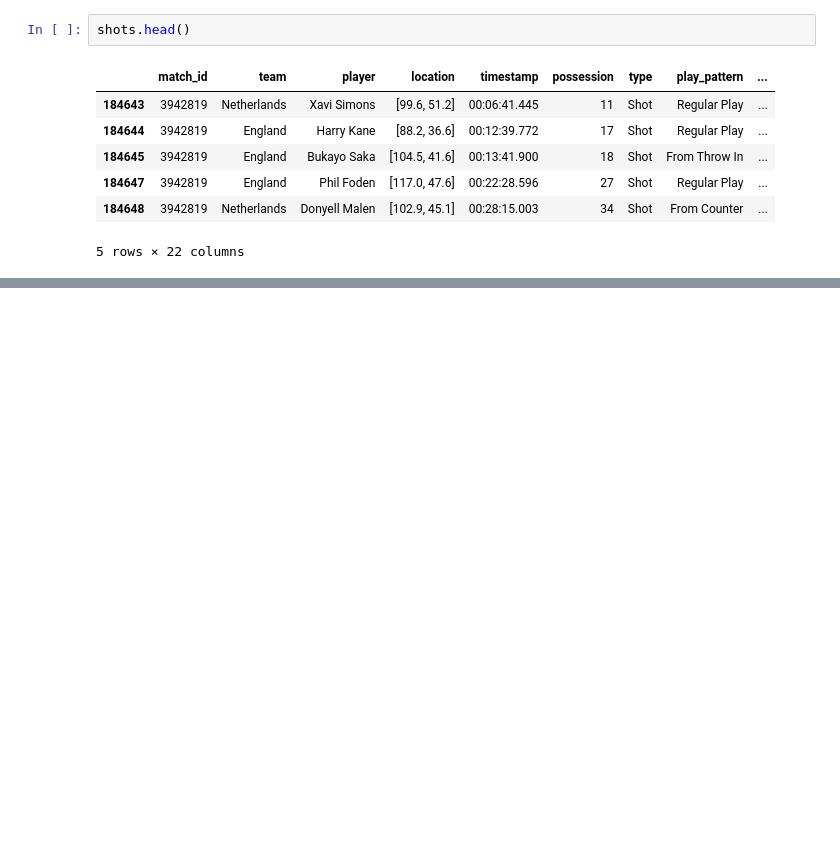
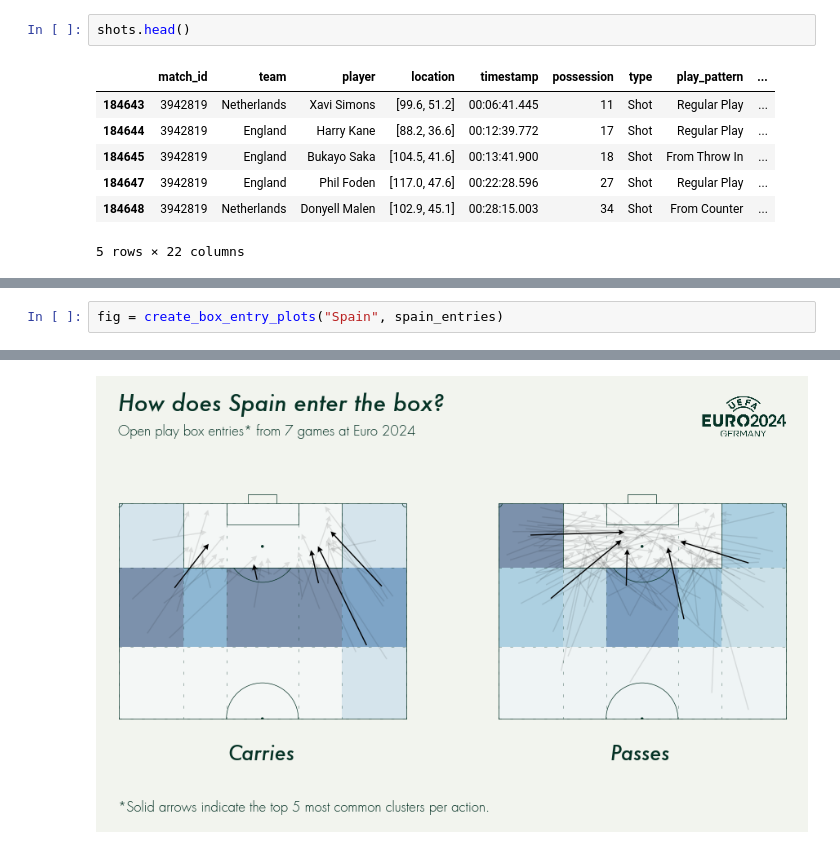
Before and after one commit to MarijnSt/spain-analysis-euro-2024, a Jupyter notebook: notebooks/creating_chances.ipynb, the cells around one changed output, grey strips where cells are left out. Saved outputs shown, nothing was run; the diff lists cells and outputs as text; blank space fills up the shorter version.

Commit message:
feat: save box entries plot

```diff
--- a/notebooks/creating_chances.ipynb
+++ b/notebooks/creating_chances.ipynb
@@ -191,0 +197,3 @@ spain_carries_clusters
+# %%
+fig = create_box_entry_plots("Spain", spain_entries)
+# %% [output]
@@ -191,0 +209 @@ spain_carries_clusters
+[figure, added]
```
Also changed, not shown: parts of 10 cells of this notebook, 2 other files.
